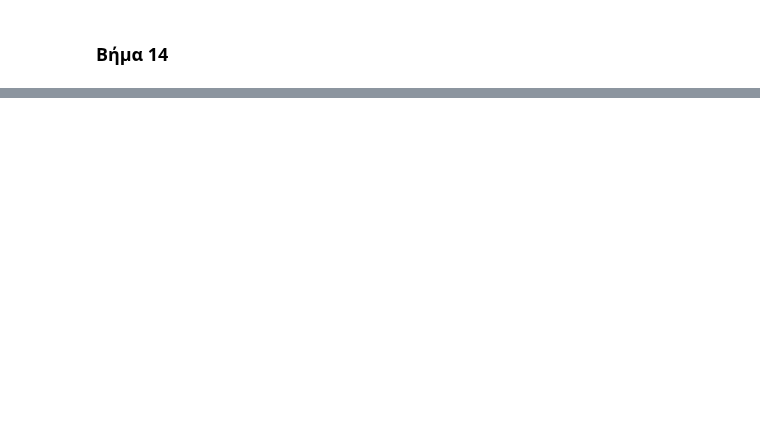
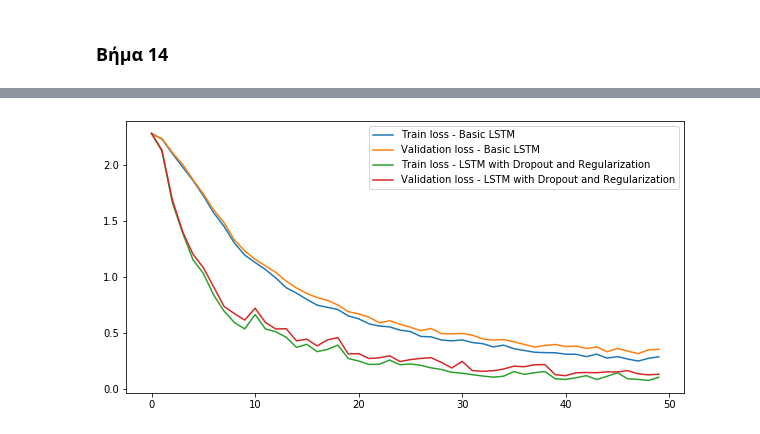
Before and after one commit to JasonChatzitheodorou/PatRec, a Jupyter notebook: Lab2/PatRec_Lab2.ipynb, the cells around one changed output, grey strips where cells are left out. Saved outputs shown, nothing was run; the diff lists cells and outputs as text; code cells hidden in the pictures; blank space fills up the shorter version.

```diff
--- a/Lab2/PatRec_Lab2.ipynb
+++ b/Lab2/PatRec_Lab2.ipynb
@@ -618,0 +627,4 @@ plt.show()
+# %%
+train_dataset = lstm.FrameLevelDataset(X_train, y_train)
+val_dataset = lstm.FrameLevelDataset(X_dev, y_dev)
+test_dataset = lstm.FrameLevelDataset(X_test, y_test)
@@ -618,0 +738,22 @@ plt.show()
+# %%
+if not os.path.isfile('model_dr_reg.pkl'):
+    model_dr_reg, train_loss_dr_reg, val_loss_dr_reg = train_lstm(train_loader, val_loader, num_layers=2, dropout=0.2, weight_decay=0.001)
+
+    joblib.dump(model_dr_reg, 'model_dr_reg.pkl')
+    joblib.dump(train_loss_dr_reg, 'train_loss_dr_reg.pkl')
+    joblib.dump(val_loss_dr_reg, 'val_loss_dr_reg.pkl')
+else:
+    model_dr_reg = joblib.load('model_dr_reg.pkl')
+    train_loss_dr_reg = joblib.load('train_loss_dr_reg.pkl')
+    val_loss_dr_reg = joblib.load('val_loss_dr_reg.pkl')
+# %%
+fig, ax = plt.subplots(1, 1, figsize=(10, 5))
+
+ax.plot(train_loss, label='Train loss - Basic LSTM')
+ax.plot(val_loss, label='Validation loss - Basic LSTM')
+ax.plot(train_loss_dr_reg, label='Train loss - LSTM with Dropout and Regularization')
+ax.plot(val_loss_dr_reg, label='Validation loss - LSTM with Dropout and Regularization')
+ax.legend()
+plt.show()
+# %% [output]
+[figure, added]
```
Also changed, not shown: parts of 18 cells of this notebook, 7 other files.
